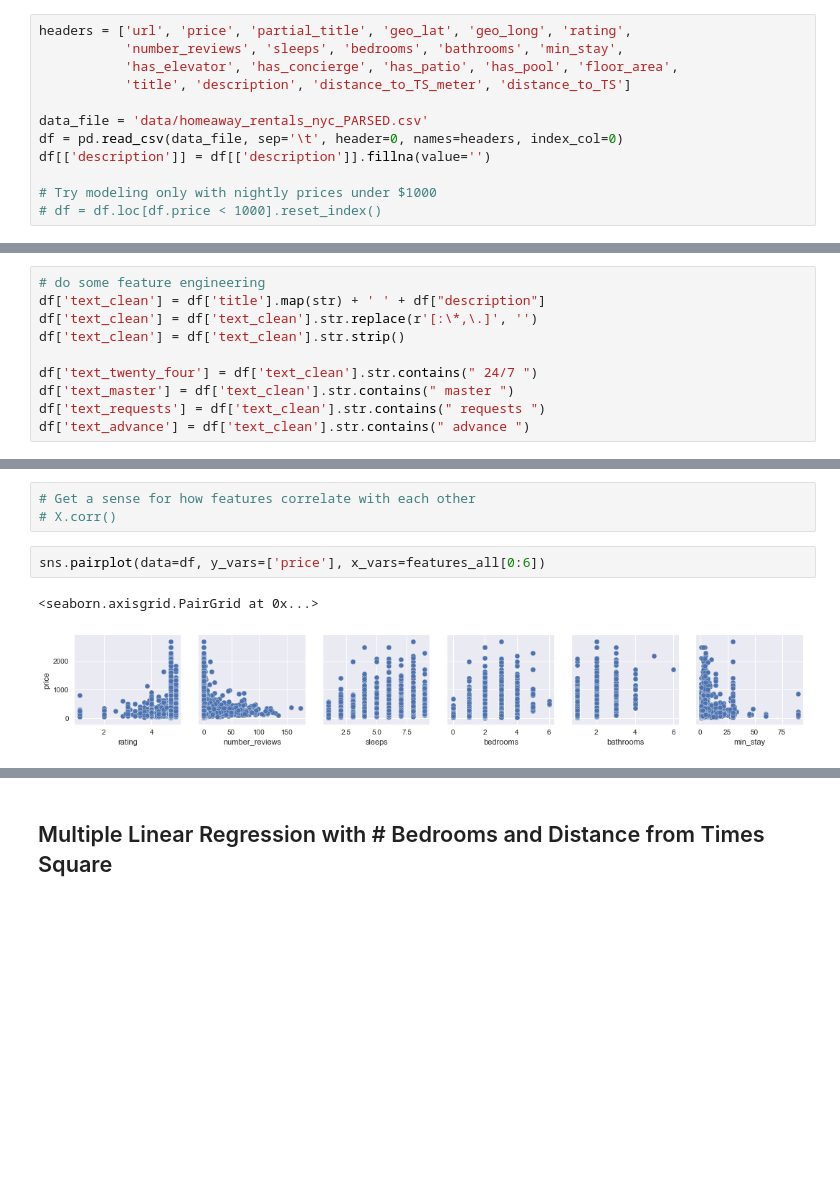
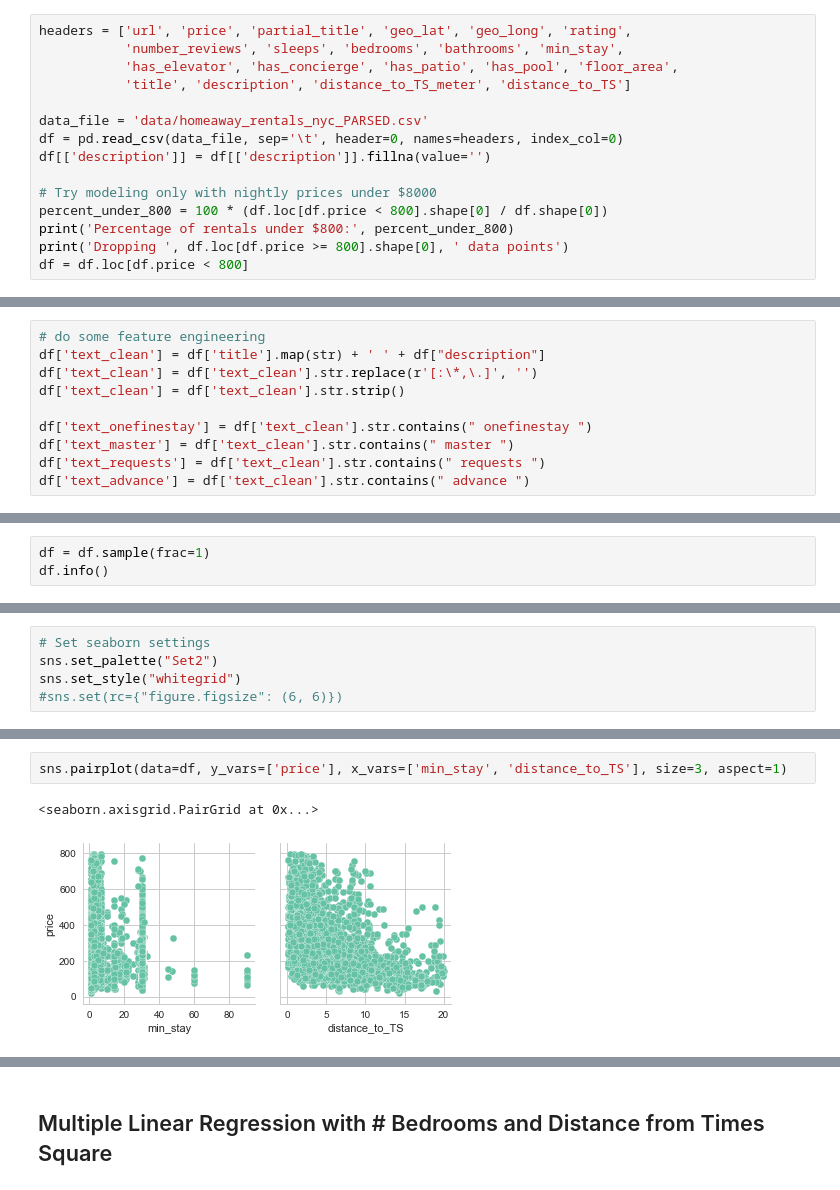
Before and after one commit to nanafwu/vacation-home-regression, a Jupyter notebook: HomeAway_Regression.ipynb, the cells around one changed output, grey strips where cells are left out. Cells and saved outputs as stored; diff of their text form; blank space fills up the shorter version.

```diff
--- a/HomeAway_Regression.ipynb
+++ b/HomeAway_Regression.ipynb
@@ -24,5 +28,8 @@ data_file = 'data/homeaway_rentals_nyc_PARSED.csv'
 df = pd.read_csv(data_file, sep='\t', header=0, names=headers, index_col=0)
 df[['description']] = df[['description']].fillna(value='')
 
-# Try modeling only with nightly prices under $1000
-# df = df.loc[df.price < 1000].reset_index()
+# Try modeling only with nightly prices under $8000
+percent_under_800 = 100 * (df.loc[df.price < 800].shape[0] / df.shape[0])
+print('Percentage of rentals under $800:', percent_under_800)
+print('Dropping ', df.loc[df.price >= 800].shape[0], ' data points')
+df = df.loc[df.price < 800]
@@ -32,7 +42,7 @@ df['text_clean'] = df['title'].map(str) + ' ' + df["description"]
 df['text_clean'] = df['text_clean'].str.replace(r'[:\*,\.]', '')
 df['text_clean'] = df['text_clean'].str.strip()
 
-df['text_twenty_four'] = df['text_clean'].str.contains(" 24/7 ")
+df['text_onefinestay'] = df['text_clean'].str.contains(" onefinestay ")
 df['text_master'] = df['text_clean'].str.contains(" master ")
 df['text_requests'] = df['text_clean'].str.contains(" requests ")
 df['text_advance'] = df['text_clean'].str.contains(" advance ")
@@ -90,0 +85,3 @@ memory usage: 519.1+ KB
+# %%
+df = df.sample(frac=1)
+df.info()
@@ -91,2 +108,7 @@ memory usage: 519.1+ KB
+# %%
+# Set seaborn settings
+sns.set_palette("Set2")
+sns.set_style("whitegrid")
+#sns.set(rc={"figure.figsize": (6, 6)})
 # %%
 # # Not all rentals have reviews
@@ -160,10 +191,7 @@ price               1.000000
 Name: price, dtype: float64
-# %%
-# Get a sense for how features correlate with each other
-# X.corr()
 # %%
-sns.pairplot(data=df, y_vars=['price'], x_vars=features_all[0:6])
+sns.pairplot(data=df, y_vars=['price'], x_vars=['min_stay', 'distance_to_TS'], size=3, aspect=1)
 # %% [output]
 <seaborn.axisgrid.PairGrid at 0x...>
-[figure, old version]
+[figure, new version]
 # %%
```
Also changed, not shown: parts of 50 cells of this notebook, 1 other file.
